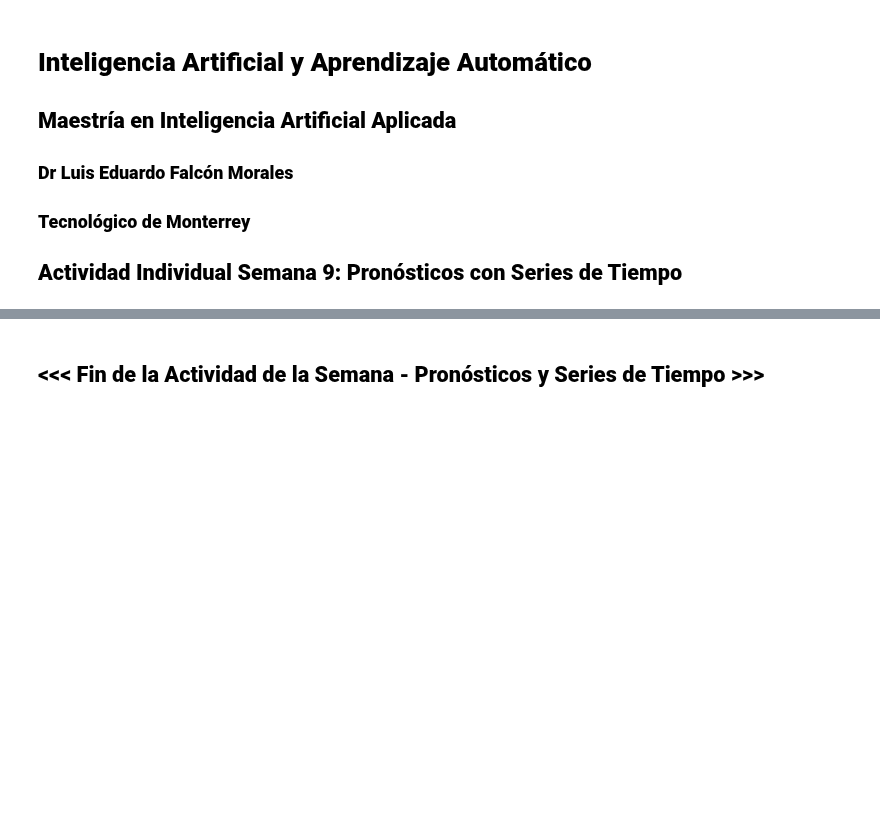
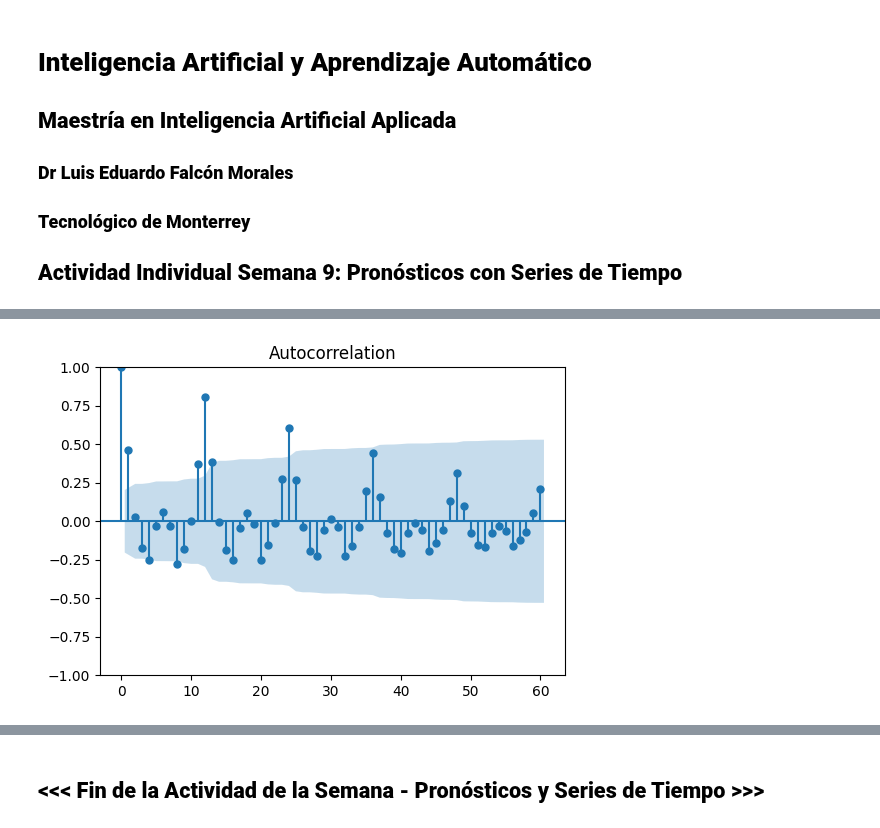
Before and after one commit to MarceloIsmael21/IA-ML, a Jupyter notebook: Semana 9/MNA_IAyAA_Actividad_Pronosticos_Series_de_Tiempo.ipynb, the cells around one changed output, grey strips where cells are left out. Saved outputs shown, nothing was run; the diff lists cells and outputs as text; code cells hidden in the pictures; blank space fills up the shorter version.

```diff
--- a/Semana 9/MNA_IAyAA_Actividad_Pronosticos_Series_de_Tiempo.ipynb
+++ b/Semana 9/MNA_IAyAA_Actividad_Pronosticos_Series_de_Tiempo.ipynb
@@ -17,0 +133,7 @@ df.plot()
+# %%
+# Gráfico de Autocorrelación (ACF: Auto-Correlation-Function)
+fig,ax = plt.subplots(figsize = (6,4))
+plot_acf(train['Sales'], lags=60, ax=ax)
+plt.show()  #al parecer es un desfase anual (12 meses)
+# %% [output]
+[figure, added]
```
Also changed, not shown: parts of 30 cells of this notebook.
